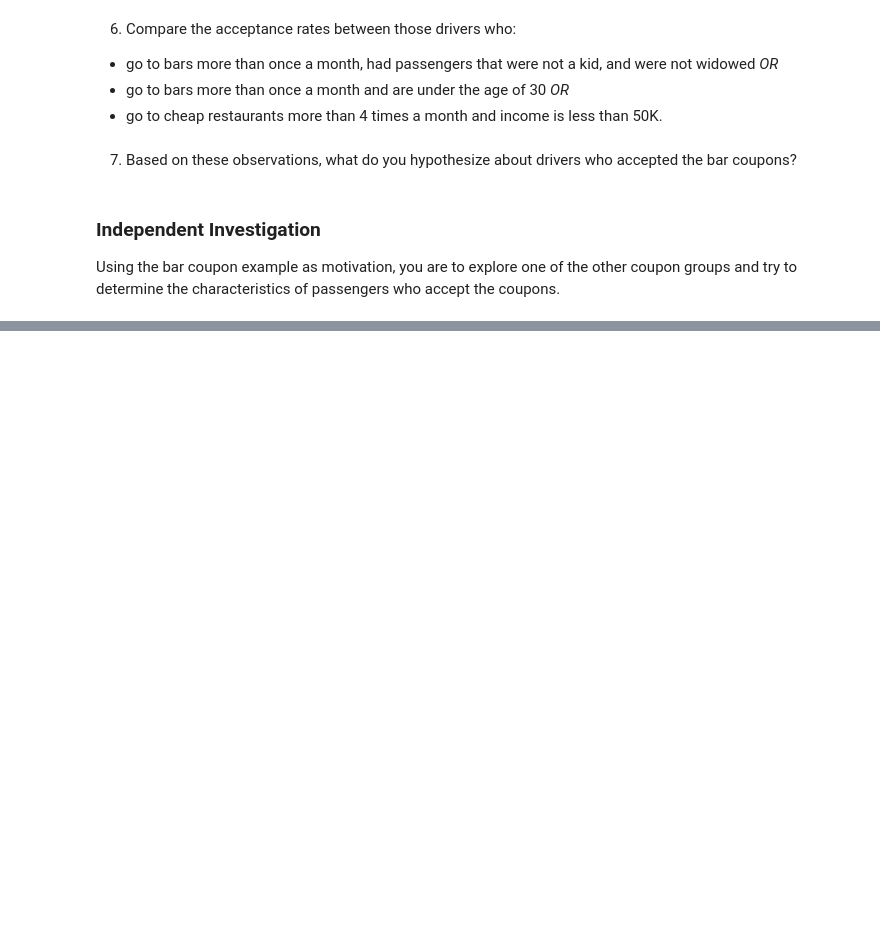
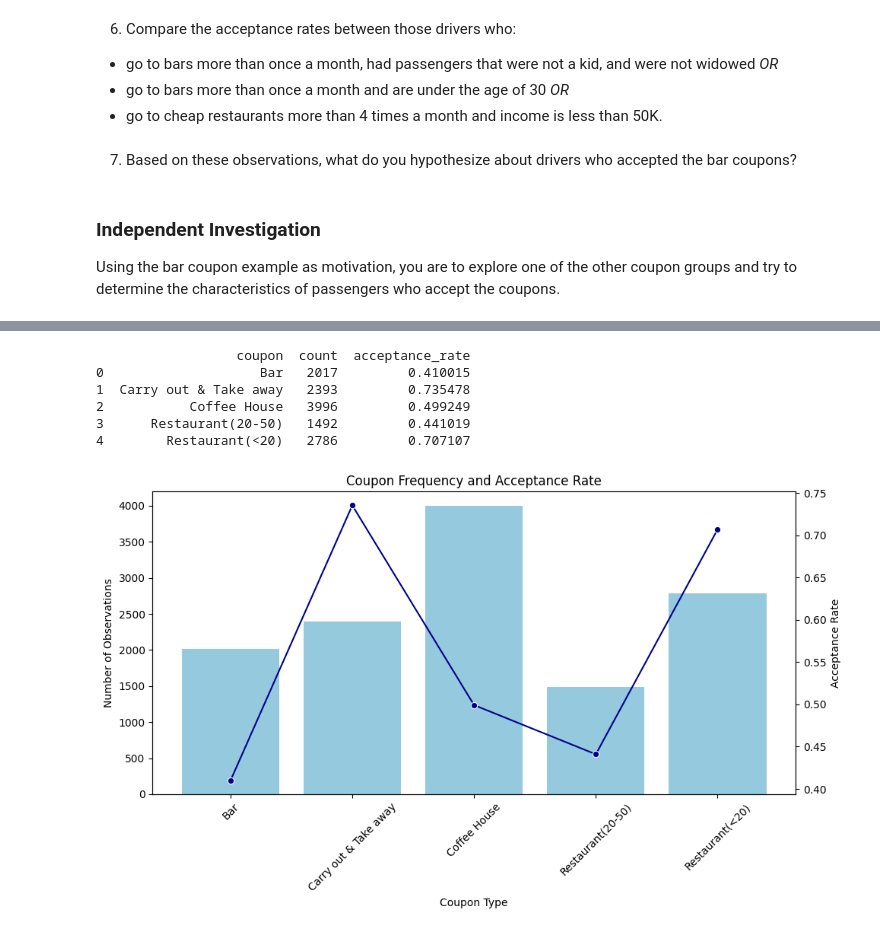
Before and after one commit to RohitKBhatnagar/CouponAcceptance, a Jupyter notebook: CouponAcceptance.ipynb, the cells around one changed output, grey strips where cells are left out. Cells and saved outputs as stored; diff of their text form; code cells hidden in the pictures; blank space fills up the shorter version.

```diff
--- a/CouponAcceptance.ipynb
+++ b/CouponAcceptance.ipynb
@@ -750,0 +796,38 @@ plt.show()
+# %%
+# Trying a frequency rate against the coupon counts
+#coupon_acceptance = data.groupby('coupon')['Y'].mean().reset_index()
+#coupon_acceptance.rename(columns={'Y': 'acceptance_rate'}, inplace=True)
+
+# Frequency of each coupon type
+coupon_summary = data.groupby('coupon').agg(
+    count=('coupon', 'size'),
+    acceptance_rate=('Y', 'mean')
+).reset_index()
+
+print(coupon_summary)
+
+# Visualization: counts vs. acceptance
+fig, ax1 = plt.subplots(figsize=(10,6))
+
+# Bar plot for counts
+sns.barplot(data=coupon_summary, x='coupon', y='count', color='skyblue', ax=ax1)
+ax1.set_ylabel("Number of Observations")
+ax1.set_xlabel("Coupon Type")
+ax1.set_title("Coupon Frequency and Acceptance Rate")
+ax1.tick_params(axis='x', rotation=45)
+
+# Overlaying acceptance rate as line plot on top of our existing bar plot
+ax2 = ax1.twinx()
+sns.lineplot(data=coupon_summary, x='coupon', y='acceptance_rate', marker='o', color='darkblue', ax=ax2)
+ax2.set_ylabel("Acceptance Rate")
+
+plt.tight_layout()
+plt.show()
+# %% [output]
+                  coupon  count  acceptance_rate
+0                    Bar   2017         0.410015
+1  Carry out & Take away   2393         0.735478
+2           Coffee House   3996         0.499249
+3      Restaurant(20-50)   1492         0.441019
+4        Restaurant(<20)   2786         0.707107
+[figure, added]
```
Also changed, not shown: parts of 3 cells of this notebook.
